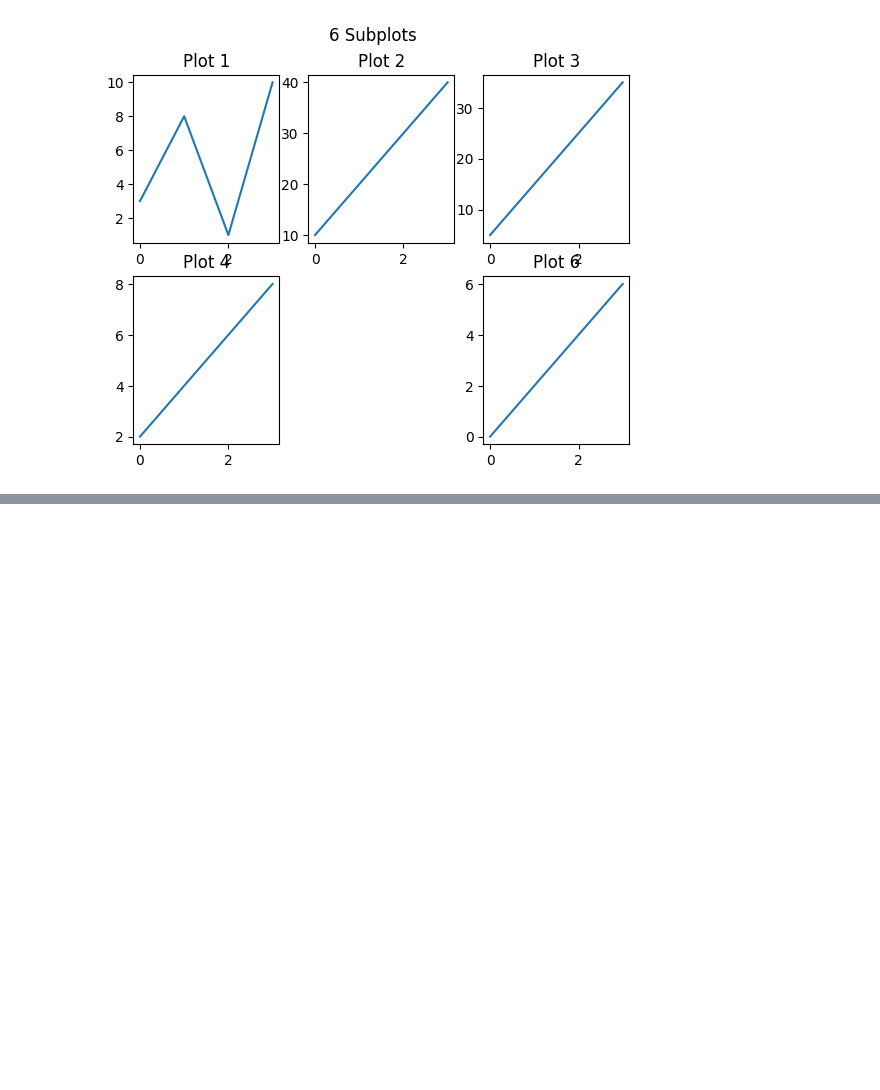
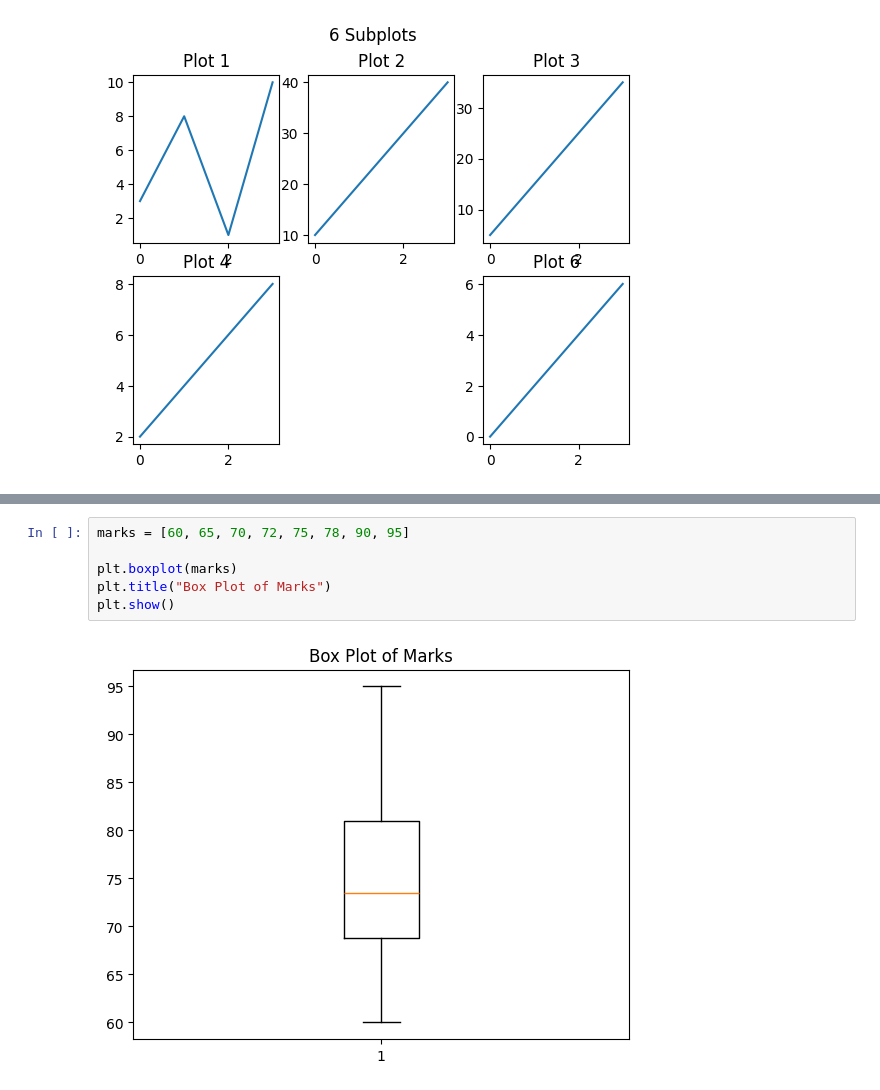
Before and after one commit to bhagyoday-j/ML-Assignments, a Jupyter notebook: Matplotlib/learn.ipynb, the cells around one changed output, grey strips where cells are left out. Saved outputs shown, nothing was run; the diff lists cells and outputs as text; blank space fills up the shorter version.

```diff
--- a/Matplotlib/learn.ipynb
+++ b/Matplotlib/learn.ipynb
@@ -289,0 +309,8 @@ plt.show()
+# %%
+marks = [60, 65, 70, 72, 75, 78, 90, 95]
+
+plt.boxplot(marks)
+plt.title("Box Plot of Marks")
+plt.show()
+# %% [output]
+[figure, added]
```
Also changed, not shown: parts of 5 cells of this notebook, 2 other files.
